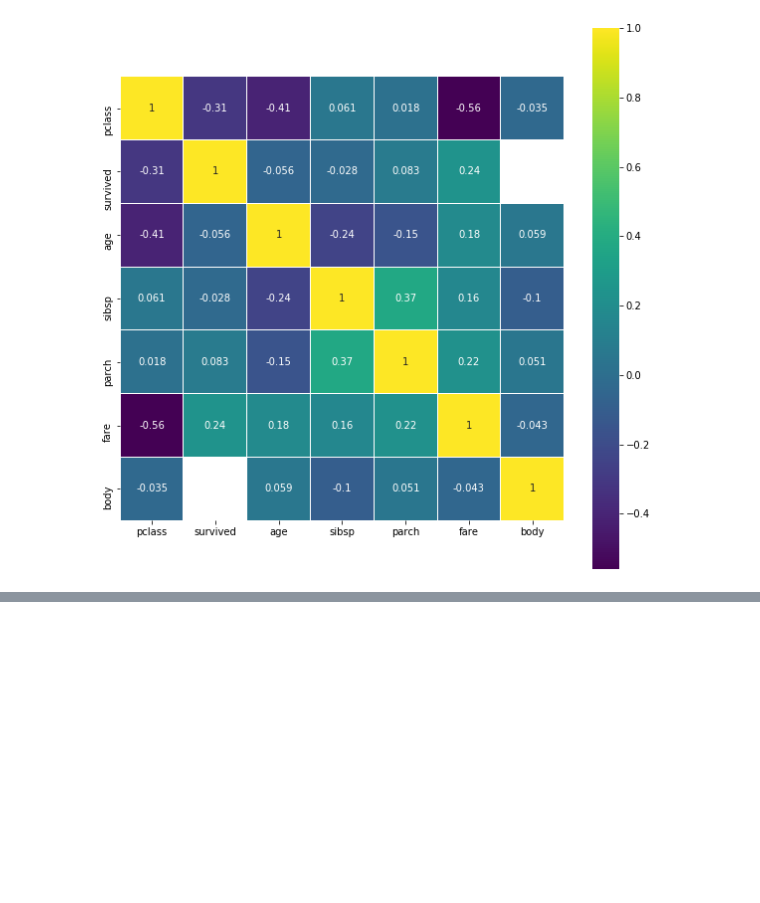
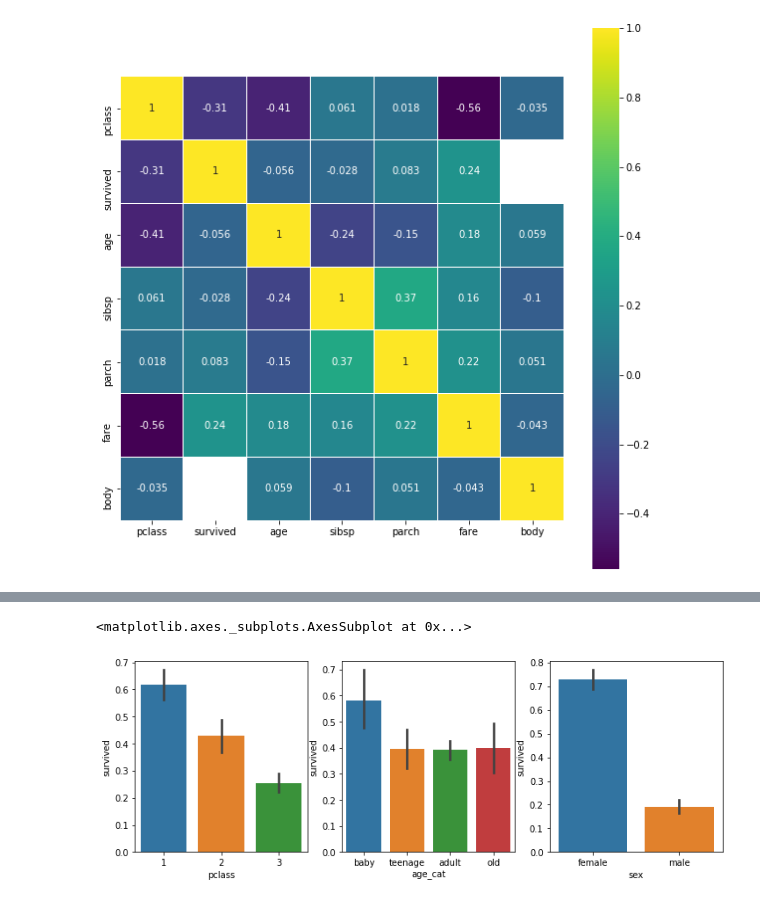
Before and after one commit to gotocernlikelion/study_ai, a Jupyter notebook: day01.ipynb, the cells around one changed output, grey strips where cells are left out. Drawn from its saved outputs; the diff is of its cells as text; code cells hidden in the pictures; blank space fills up the shorter version.

```diff
--- a/day01.ipynb
+++ b/day01.ipynb
@@ -139,3 +150,9 @@ sns.heatmap(df.corr(),linewidths=0.01, square=True, cmap=plt.cm.viridis, linecol
 # %% [output]
 <matplotlib.axes._subplots.AxesSubplot at 0x...>
 [figure]
+# %%
+df['age_cat'] = pd.cut(df['age'],bins=[0,10,20,50,100], include_lowest=True, labels=['baby','teenage','adult','old'])
+""" include_lowest는 최소를 포함한다는 의미, 즉 0~9, 10~19 ... 이런식으로 자르겠다는 의미 """
+
+df
+"""bins에서 5개를 줬으니, 총 4개의 구간으로 잘림. 따라서 labels에는 4개 항목이 들어가야함"""
@@ -141,0 +173,18 @@ sns.heatmap(df.corr(),linewidths=0.01, square=True, cmap=plt.cm.viridis, linecol
+# %%
+plt.figure(figsize=[12,4])
+
+plt.subplot(131)
+""" 131에서 첫번째 수는 '행', 두번째 수는 '열', 세 번째 수는 '몇번째' 를 의미한다. """
+
+sns.barplot('pclass','survived',data=df)
+
+plt.subplot(132)
+
+sns.barplot('age_cat', 'survived', data=df)
+
+plt.subplot(133)
+
+sns.barplot('sex', 'survived', data=df)
+# %% [output]
+<matplotlib.axes._subplots.AxesSubplot at 0x...>
+[figure, added]
```
Also changed, not shown: parts of 9 cells of this notebook.
